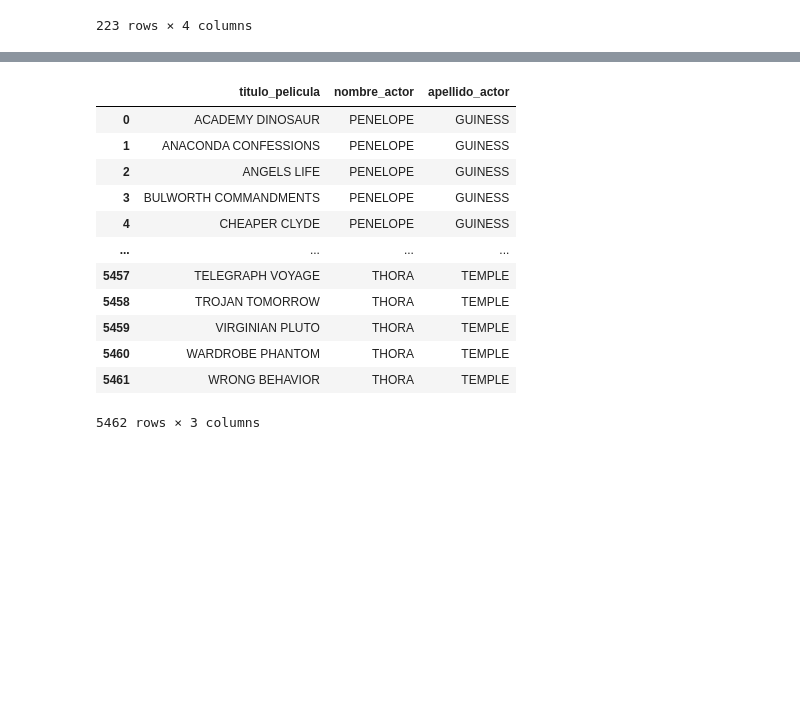
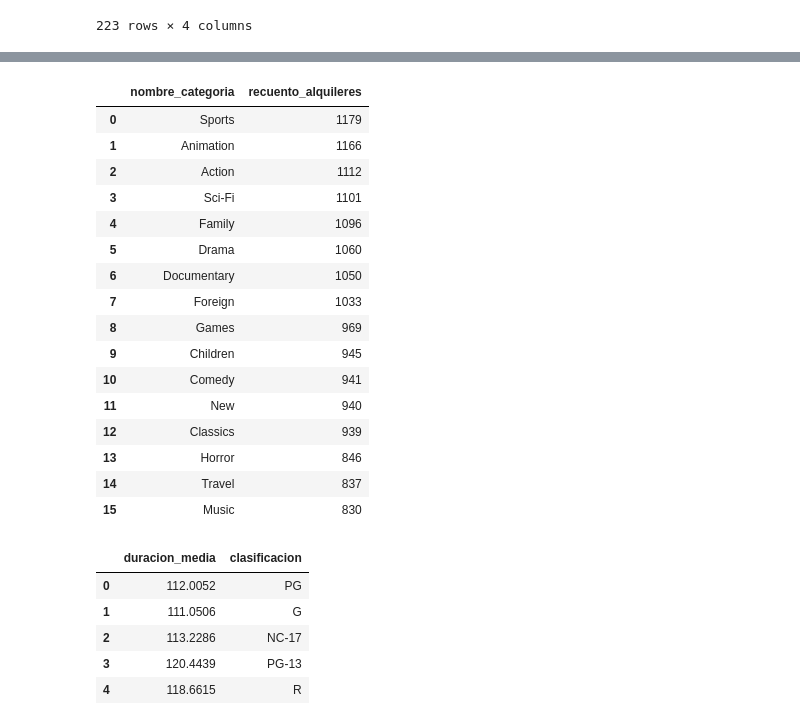
Before and after one commit to aliciasimfer/evaluacion-modulo-2-big-data, a Jupyter notebook: ejercicioFINALMODULO2.ipynb, the cells around one changed output, grey strips where cells are left out. Cells and saved outputs as stored; diff of their text form; code cells hidden in the pictures; blank space fills up the shorter version.

```diff
--- a/ejercicioFINALMODULO2.ipynb
+++ b/ejercicioFINALMODULO2.ipynb
@@ -607,52 +551,66 @@ df_s10
 # %%
-# Consulta 11: Muestra el título de las películas y la cantidad de veces que han sido rentadas, pero solo para aquellas películas que hayan sido rentadas más de cierta cantidad de veces (por ejemplo, más de 5 veces).
+# Consulta 11: Encuentra la cantidad total de las peliculas alquiladas por categoria y muestra el nombre de la categoria
+# junto con el recuento de alquileres
 from sqlalchemy import create_engine
 import pandas as pd
 
-# Diseño la query utilizando HAVING para filtrar el recuento de alquileres superiores a 5
 query_s11 = '''
-SELECT f.title AS titulo_pelicula, COUNT(r.rental_id) AS total_alquileres
-FROM film AS f
-INNER JOIN inventory AS i ON f.film_id = i.film_id
-INNER JOIN rental AS r    ON i.inventory_id = r.inventory_id
-GROUP BY f.film_id, f.title
-HAVING total_alquileres > 5
-ORDER BY total_alquileres DESC;
+SELECT
+    c.name AS nombre_categoria,
+    COUNT(r.rental_id) AS recuento_alquileres
+FROM category AS c
+INNER JOIN film_category AS fc
+    ON c.category_id = fc.category_id
+INNER JOIN inventory AS i
+    ON fc.film_id = i.film_id
+INNER JOIN rental AS r
+    ON i.inventory_id = r.inventory_id
+GROUP BY c.category_id
+ORDER BY recuento_alquileres DESC;
 '''
 
 # Ejecuto la consulta apuntando al motor de Sakila
 df_s11 = pd.read_sql(query_s11, engine_sakila)
 df_s11
+# %% [output]
+|  | nombre_categoria | recuento_alquileres |
+| 0 | Sports | 1179 |
+| 1 | Animation | 1166 |
+| 2 | Action | 1112 |
+| 3 | Sci-Fi | 1101 |
+| 4 | Family | 1096 |
+| 5 | Drama | 1060 |
+| 6 | Documentary | 1050 |
+| 7 | Foreign | 1033 |
+| 8 | Games | 969 |
+| 9 | Children | 945 |
+| 10 | Comedy | 941 |
+| 11 | New | 940 |
+| 12 | Classics | 939 |
+| 13 | Horror | 846 |
+| 14 | Travel | 837 |
+| 15 | Music | 830 |
 # %%
-# Consulta 12: Muestra el título de las películas y el nombre del actor que aparece en ellas.
+# Consulta 12: Encuentra el promedio de duracion de la pelicula para cada clasificacion
+# de la tabla film y muestra la clasificacion junto con el promedio de duracion
+
 from sqlalchemy import create_engine
 import pandas as pd
 
-# Diseño la query utilizando un doble JOIN para conectar películas y actores a través de la tabla puente
 query_s12 = '''
-SELECT f.title AS titulo_pelicula,
-       a.first_name AS nombre_actor,
-       a.last_name AS apellido_actor
-FROM film AS f
-INNER JOIN film_actor AS fa ON f.film_id = fa.film_id
-INNER JOIN actor AS a      ON fa.actor_id = a.actor_id;
+SELECT AVG(length) as duracion_media, rating AS clasificacion
+FROM film
+GROUP BY rating;
 '''
 
 # Ejecuto la consulta apuntando al motor de Sakila
 df_s12 = pd.read_sql(query_s12, engine_sakila)
 df_s12
 # %% [output]
-|  | titulo_pelicula | nombre_actor | apellido_actor |
-| 0 | ACADEMY DINOSAUR | PENELOPE | GUINESS |
-| 1 | ANACONDA CONFESSIONS | PENELOPE | GUINESS |
-| 2 | ANGELS LIFE | PENELOPE | GUINESS |
-| 3 | BULWORTH COMMANDMENTS | PENELOPE | GUINESS |
-| 4 | CHEAPER CLYDE | PENELOPE | GUINESS |
-| ... | ... | ... | ... |
-| 5457 | TELEGRAPH VOYAGE | THORA | TEMPLE |
-| 5458 | TROJAN TOMORROW | THORA | TEMPLE |
-| 5459 | VIRGINIAN PLUTO | THORA | TEMPLE |
-| 5460 | WARDROBE PHANTOM | THORA | TEMPLE |
-| 5461 | WRONG BEHAVIOR | THORA | TEMPLE |
+|  | duracion_media | clasificacion |
+| 0 | 112.0052 | PG |
+| 1 | 111.0506 | G |
+| 2 | 113.2286 | NC-17 |
+| 3 | 120.4439 | PG-13 |
+| 4 | 118.6615 | R |
-5462 rows × 3 columns
 # %%
```
Also changed, not shown: parts of 26 cells of this notebook, 3 other files.
